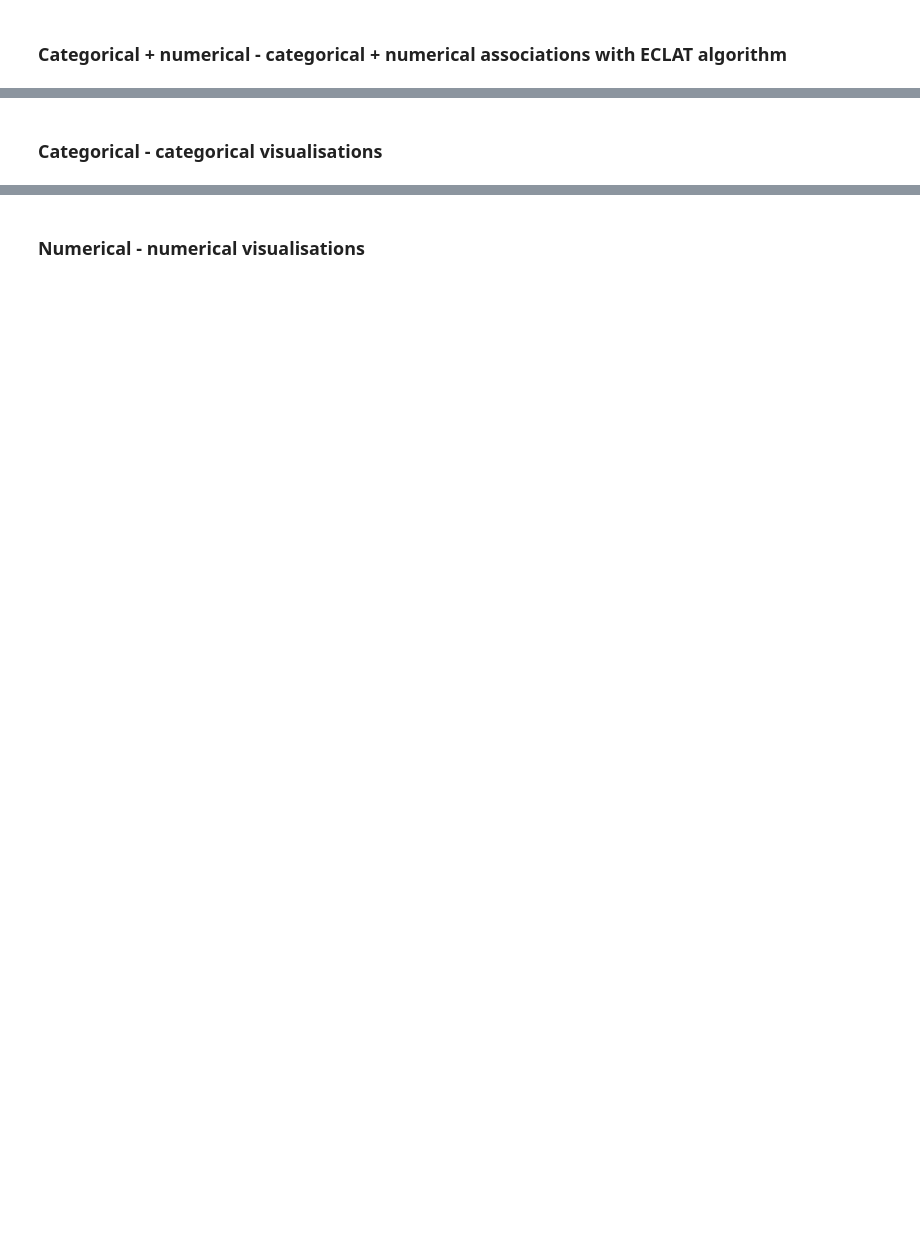
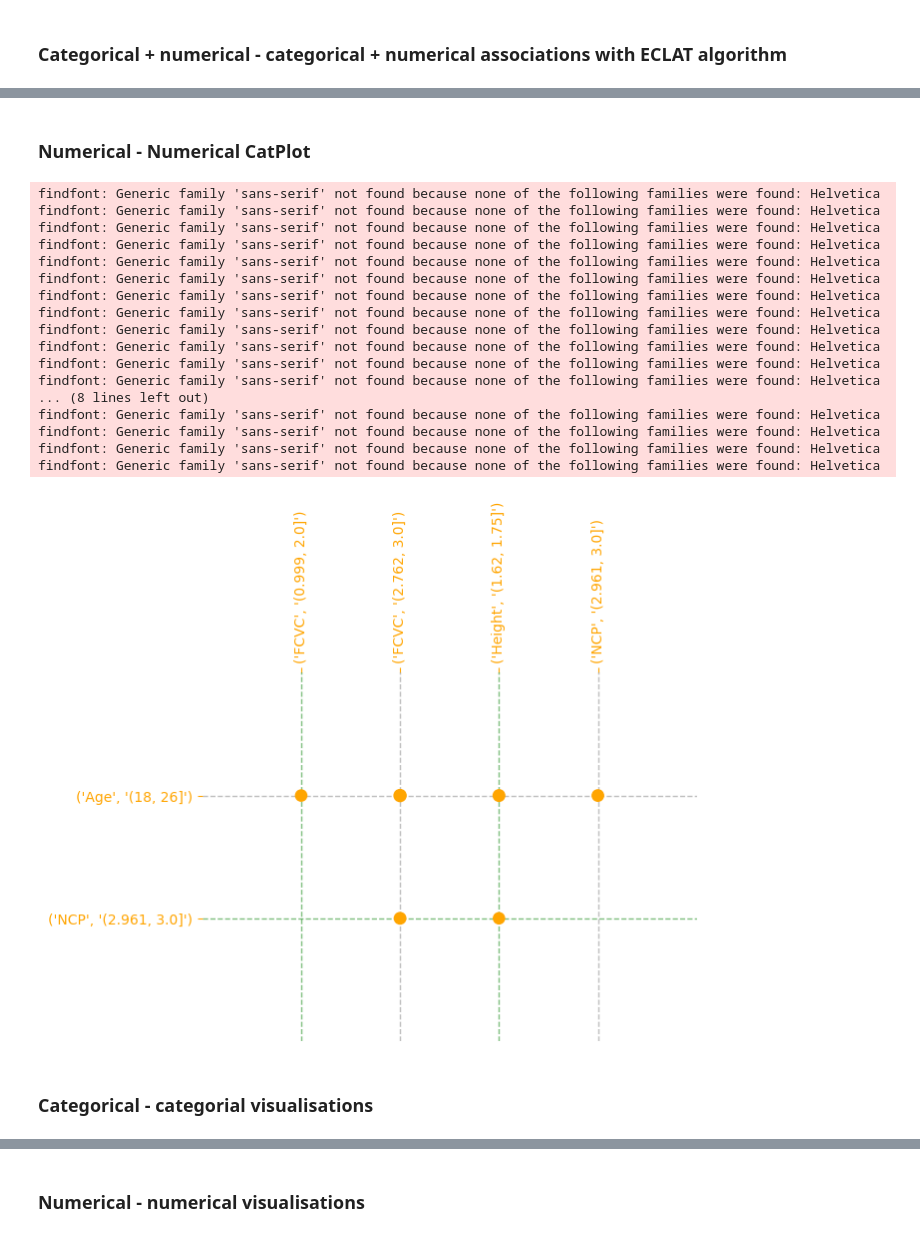
Before and after one commit to MihaiBojescu/data-mining-homeworks, a Jupyter notebook: Homework 2/homework2.ipynb, the cells around one changed output, grey strips where cells are left out. Cells and saved outputs as stored; diff of their text form; code cells hidden in the pictures; blank space fills up the shorter version.

```diff
--- a/Homework 2/homework2.ipynb
+++ b/Homework 2/homework2.ipynb
@@ -445,5 +1051,32 @@ Here we visualise the rules we found using the algorithms above.
+# %% [markdown]
+### Numerical - Numerical CatPlot
+# %%
+numerical_numerical_catplot_df = get_single_association(distyled_numerical_numerical_apriori)
+
+
+colors=['green','grey','orange']
+catscatter(numerical_numerical_catplot_df,'LHS','RHS','confidence', color=colors,ratio=100)
+# %% [output]
+findfont: Generic family 'sans-serif' not found because none of the following families were found: Helvetica
+findfont: Generic family 'sans-serif' not found because none of the following families were found: Helvetica
+findfont: Generic family 'sans-serif' not found because none of the following families were found: Helvetica
+findfont: Generic family 'sans-serif' not found because none of the following families were found: Helvetica
+findfont: Generic family 'sans-serif' not found because none of the following families were found: Helvetica
+findfont: Generic family 'sans-serif' not found because none of the following families were found: Helvetica
+findfont: Generic family 'sans-serif' not found because none of the following families were found: Helvetica
+findfont: Generic family 'sans-serif' not found because none of the following families were found: Helvetica
+findfont: Generic family 'sans-serif' not found because none of the following families were found: Helvetica
+findfont: Generic family 'sans-serif' not found because none of the following families were found: Helvetica
+findfont: Generic family 'sans-serif' not found because none of the following families were found: Helvetica
+findfont: Generic family 'sans-serif' not found because none of the following families were found: Helvetica
+... (8 lines left out)
+findfont: Generic family 'sans-serif' not found because none of the following families were found: Helvetica
+findfont: Generic family 'sans-serif' not found because none of the following families were found: Helvetica
+findfont: Generic family 'sans-serif' not found because none of the following families were found: Helvetica
+findfont: Generic family 'sans-serif' not found because none of the following families were found: Helvetica
+[figure, added]
 # %% [markdown]
-### Categorical - categorical visualisations
+### Categorical - categorial visualisations
 # %%
 dataset_subset_dataframe = dataset_dataframe[CATEGORICAL_VARIABLES]
 transactions = arules.Transactions.from_df(dataset_subset_dataframe)
```
Also changed, not shown: parts of 40 cells of this notebook.
